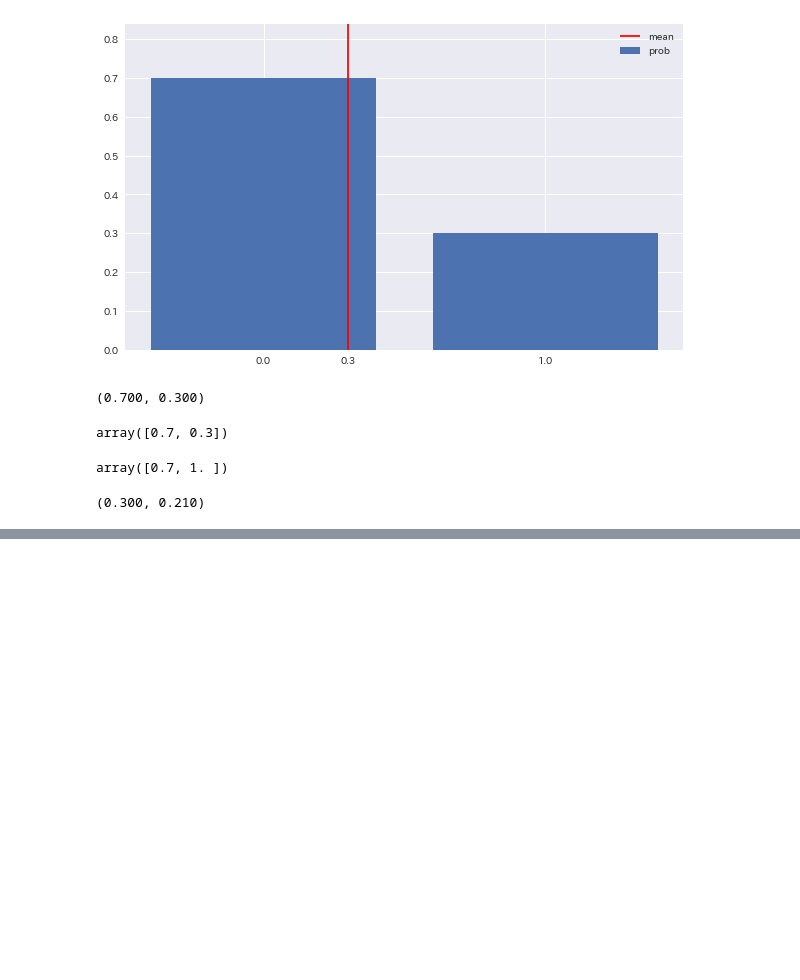
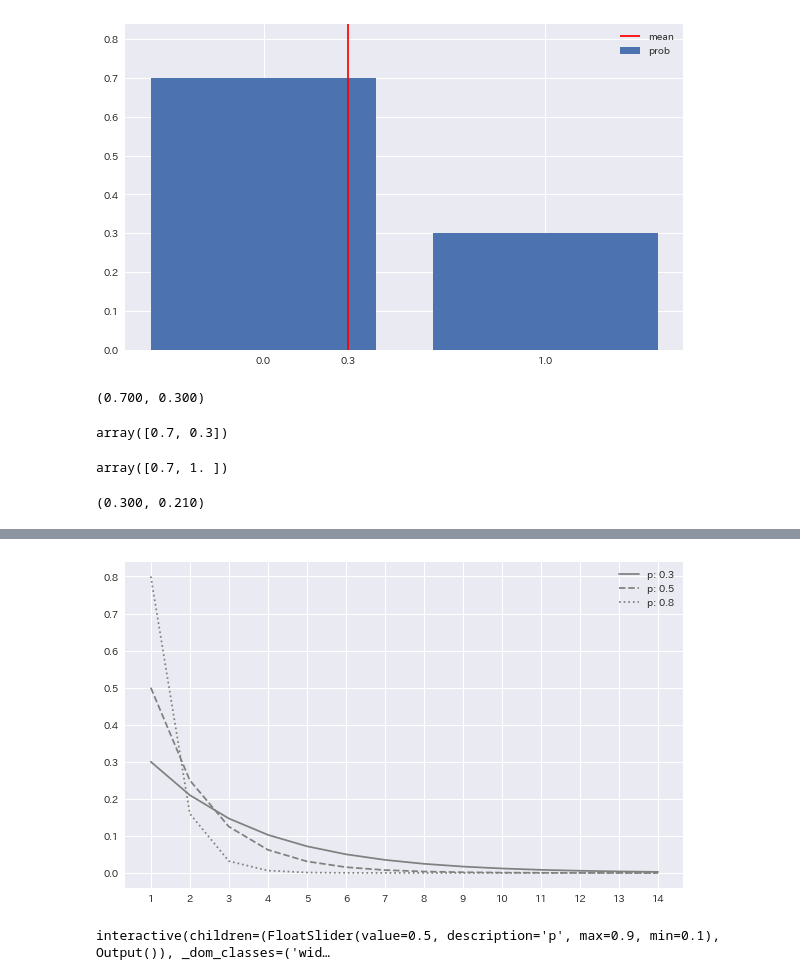
Before and after one commit to ginmaruGH/Statistical_Analysis_with_Python_gihyo, a Jupyter notebook: jupyter/ch_06.ipynb, the cells around one changed output, grey strips where cells are left out. Saved outputs shown, nothing was run; the diff lists cells and outputs as text; code cells hidden in the pictures; blank space fills up the shorter version.

```diff
--- a/jupyter/ch_06.ipynb
+++ b/jupyter/ch_06.ipynb
@@ -192,0 +460,35 @@ rv.mean(), rv.var()
+# %%
+# scipy.stats.geom()関数で、幾何分布を作成して図示する
+# パラメータp: (02, 0.5, 0.8)
+# x_set: 1以上、14以下の整数
+fig = plt.figure(figsize=(10, 6))
+ax = fig.add_subplot(111)
+
+x_set = np.arange(1, 15)
+for p, ls in zip([0.3, 0.5, 0.8], linestyles):
+    rv = stats.geom(p)
+    ax.plot(
+        x_set, rv.pmf(x_set),
+        label=f"p: {p}", ls=ls, color='gray'
+    )
+ax.set_xticks(x_set)
+ax.legend()
+
+plt.show()
+# %% [output]
+[figure, added]
+# %%
+# 図6.5: さまざまな幾何分布
+@interact(p=(0.1, 0.9, 0.1))
+
+def Ge(p=0.5):
+    x_set = np.arange(1, 15)
+    fig = plt.figure(figsize=(10, 6))
+    ax = fig.add_subplot(111)
+    rv = stats.geom(p)
+    ax.plot(x_set, rv.pmf(x_set))
+    ax.set_xticks(x_set)
+    ax.set_ylim(-0.02, 1.02)
+    plt.show()
+# %% [output]
+interactive(children=(FloatSlider(value=0.5, description='p', max=0.9, min=0.1), Output()), _dom_classes=('wid…
```
Also changed, not shown: parts of 42 cells of this notebook, 1 other file.
